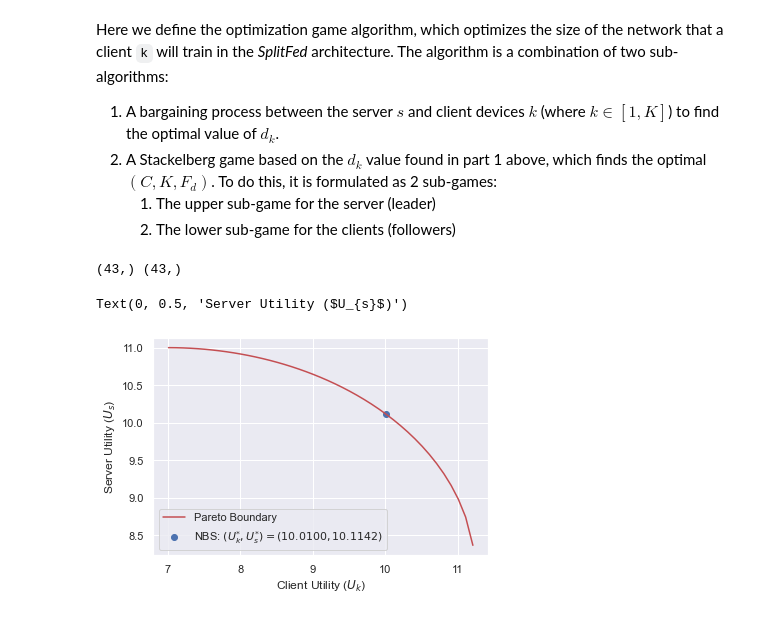
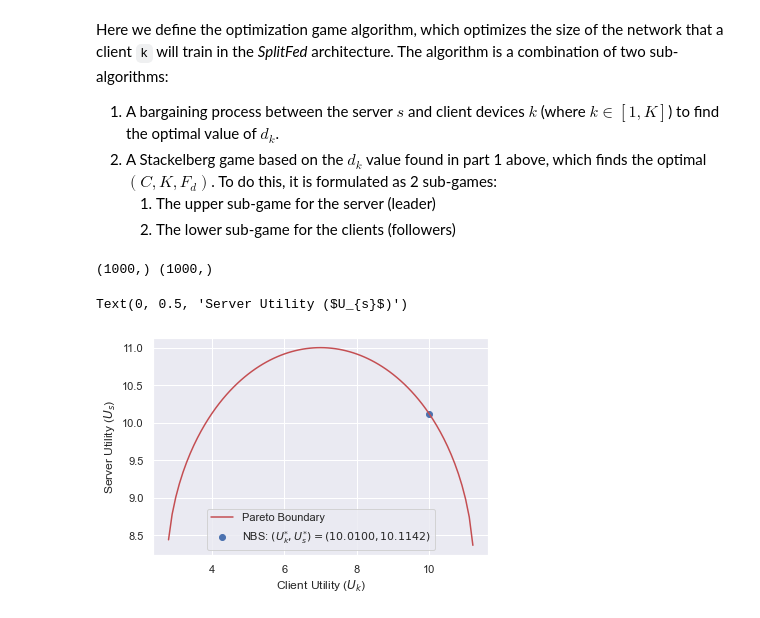
Before and after one commit to zanderman/split-fed-optim, a Jupyter notebook: splitfed.ipynb, the cells around one changed output. Cells and saved outputs as stored; diff of their text form; code cells hidden in the pictures.

Commit message:
Updated NBS - Now either returns optimal utilities or index

```diff
--- a/splitfed.ipynb
+++ b/splitfed.ipynb
@@ -754,19 +754,19 @@ Here we define the optimization game algorithm, which optimizes the size of the
 def game_nbs(
     *u: tuple[np.ndarray], # Utilities for variable number of players.
     d: list[float] = 0.,
-    return_utility: bool = False,
-    ) -> tuple[float]|tuple[tuple[float],tuple[np.ndarray]]:
+    return_index: bool = False,
+    ) -> tuple[float]|int:
     """Nash bargaining solution for variable number of players.
 
     Args:
         u (tuple[np.ndarray]): Utility values for each player. The number of elements in the tuple determine the number of players. Must be at least 2 players.
         d (list[float], optional): Disagreement value for each player. Defaults to `0.0`.
-        return_utility (bool, optional): _description_. Defaults to `False`.
+        return_index (bool, optional): Flag to return the index of the NBS within each utility vector. Defaults to `False`.
 
     Returns:
-        tuple[float]|tuple[tuple[float],tuple[np.ndarray]]: Returns a tuple depending on the value of `return_utility`.
-            - `return_utility=False`: Returns tuple of optimal utilities which satisfy the NBS.
-            - `return_utility=True`: Returns tuple of optimal utilities, and original utilities which have been re-centered for the disagreement point.
+        tuple[float]|tuple[tuple[float],int]: Return value depends on the value of `return_index`.
+            - `return_index=False`: Returns tuple of optimal utilities which satisfy the NBS.
+            - `return_index=True`: Returns the index of the NBS within original utility vectors.
     """
 
     # Determine number of players.
@@ -787,35 +787,33 @@ def game_nbs(
     # Ensure disagreement point matches number of players.
     assert len(d) == n
 
-    # Remove NaN terms.
-    # This must be done twice to ensure indexing is matched.
-    for i in range(n):
-        idx = ~np.isnan(u[i])
-        for i in range(n):
-            u[i] = u[i][idx]
+    # # Remove NaN terms.
+    # # This must be done twice to ensure indexing is matched.
+    # for i in range(n):
+    #     idx = ~np.isnan(u[i])
+    #     for i in range(n):
+    #         u[i] = u[i][idx]
 
-    # Remove terms which are less than the disagreement point.
-    # This must be done twice to ensure indexing is matched.
-    for i in range(n):
-        idx = u[i] >= d[i]
-        for i in range(n):
-            u[i] = u[i][idx]
+    # # Remove terms which are less than the disagreement point.
+    # # This must be done twice to ensure indexing is matched.
+    # for i in range(n):
+    #     idx = u[i] >= d[i]
+    #     for i in range(n):
+    #         u[i] = u[i][idx]
 
     # Compute Nash product.
     nash_prod = np.prod(np.vstack(u).T - d, axis=1)
 
-    # Find utilities which maximize the Nash product.
-    idx_max = np.argmax(nash_prod)
+    # Find index of utilities which maximize the Nash product.
+    # This is the index of the NBS.
+    idx_nbs = np.nanargmax(nash_prod)
 
-    # Optimal utilities.
-    u_star = tuple([u[i][idx_max] for i in range(n)])
-
-    # Return tuple(u_star, u)
-    if return_utility:
-        return u_star, u
+    # Return index of the NBS.
+    if return_index:
+        return idx_nbs
     # Return optimal utilities.
     else:
-        return u_star
+        return tuple([u[i][idx_nbs] for i in range(n)])
 
 # Stackelberg game.
 # Server is leader, clients are followers.
@@ -881,34 +879,35 @@ def game_optimize():
 #     beta=beta,
 #     F_dk=F_dk,
 #     F_s=F_s,
 #     K=K,
 #     B=B,
 #     gamma=gamma,
 #     rho=rho,
 # )
 
 d=np.linspace(0, 100, 1000)
 U_k = d
 U_s = 8 + np.sqrt((18. - (U_k - 7)**2.)/2.) # Rearrange in terms of x2 = ...
 
 
 
-(U_k_star, U_s_star), (U_k, U_s) = game_nbs(
+idx_nbs = game_nbs(
     U_k,
     U_s,
     d=[7,8],
-    return_utility=True,
+    return_index=True,
 )
+U_k_star, U_s_star = U_k[idx_nbs], U_s[idx_nbs]
 print(U_k.shape, U_s.shape)
 
 plt.figure()
 plt.plot(U_k, U_s, 'r-', label='Pareto Boundary')
 plt.scatter(U_k_star, U_s_star, label=f'NBS: $(U_k^{{*}},U_s^{{*}}) = ({U_k_star:.4f},{U_s_star:.4f})$')
 plt.legend()
 plt.xlabel('Client Utility ($U_{k}$)')
 plt.ylabel('Server Utility ($U_{s}$)')
 # plt.xlim(left=0)
 # %% [output]
-(43,) (43,)
+(1000,) (1000,)
 Text(0, 0.5, 'Server Utility ($U_{s}$)')
-[figure, old version]
+[figure, new version]
```
